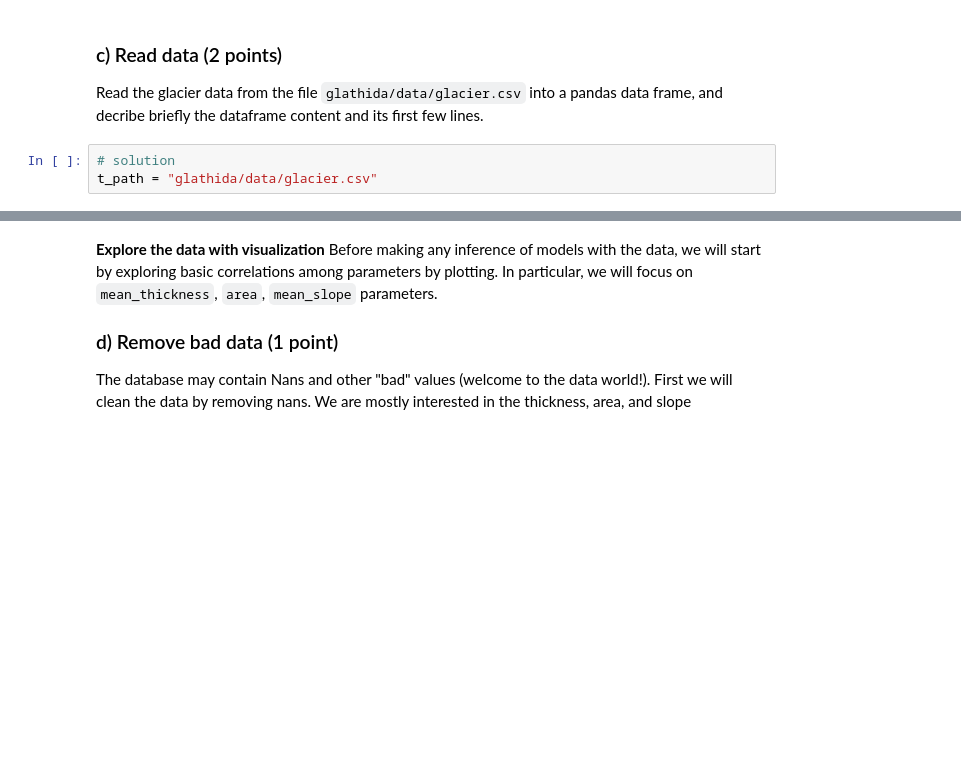
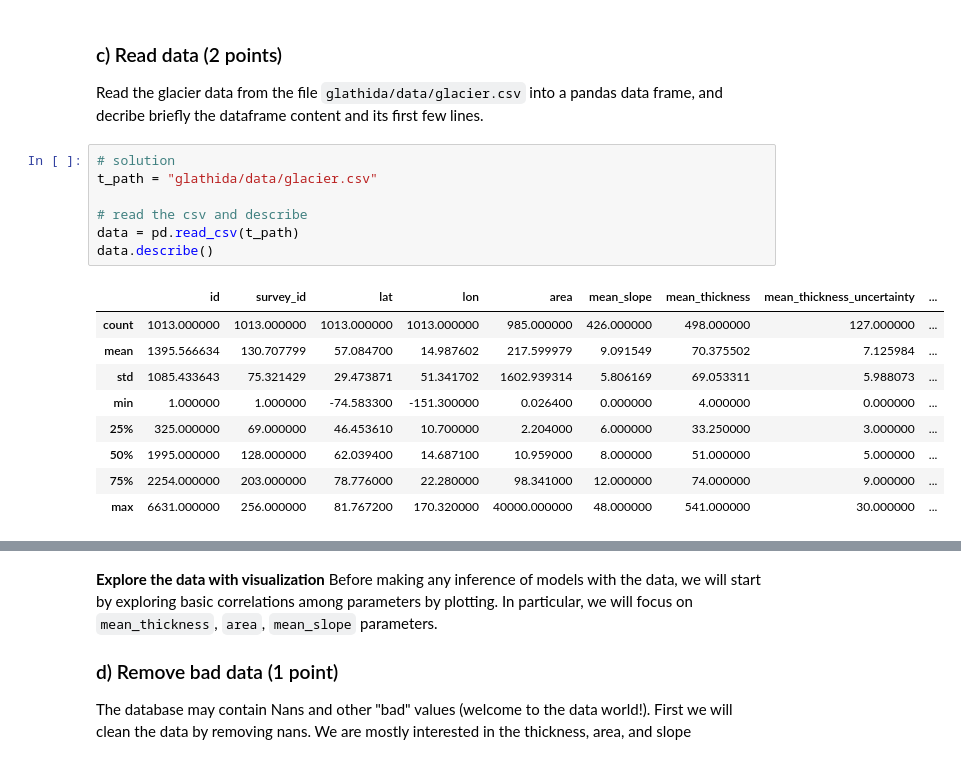
Before and after one commit to UW-ESS-DS/MLGeo2022_wangzy19, a Jupyter notebook: HW3/homework_3.ipynb, the cells around one changed output, grey strips where cells are left out. Drawn from its saved outputs; the diff is of its cells as text; blank space fills up the shorter version.

```diff
--- a/HW3/homework_3.ipynb
+++ b/HW3/homework_3.ipynb
@@ -43,3 +49,17 @@ Read the glacier data from the file ``glathida/data/glacier.csv`` into a pandas
 # %%
 # solution
 t_path = "glathida/data/glacier.csv"
+
+# read the csv and describe
+data = pd.read_csv(t_path)
+data.describe()
+# %% [output]
+|  | id | survey_id | lat | lon | area | mean_slope | mean_thickness | mean_thickness_uncertainty | ... |
+| count | 1013.000000 | 1013.000000 | 1013.000000 | 1013.000000 | 985.000000 | 426.000000 | 498.000000 | 127.000000 | ... |
+| mean | 1395.566634 | 130.707799 | 57.084700 | 14.987602 | 217.599979 | 9.091549 | 70.375502 | 7.125984 | ... |
+| std | 1085.433643 | 75.321429 | 29.473871 | 51.341702 | 1602.939314 | 5.806169 | 69.053311 | 5.988073 | ... |
+| min | 1.000000 | 1.000000 | -74.583300 | -151.300000 | 0.026400 | 0.000000 | 4.000000 | 0.000000 | ... |
+| 25% | 325.000000 | 69.000000 | 46.453610 | 10.700000 | 2.204000 | 6.000000 | 33.250000 | 3.000000 | ... |
+| 50% | 1995.000000 | 128.000000 | 62.039400 | 14.687100 | 10.959000 | 8.000000 | 51.000000 | 5.000000 | ... |
+| 75% | 2254.000000 | 203.000000 | 78.776000 | 22.280000 | 98.341000 | 12.000000 | 74.000000 | 9.000000 | ... |
+| max | 6631.000000 | 256.000000 | 81.767200 | 170.320000 | 40000.000000 | 48.000000 | 541.000000 | 30.000000 | ... |
```
Also changed, not shown: parts of 9 cells of this notebook, 1 other file.
